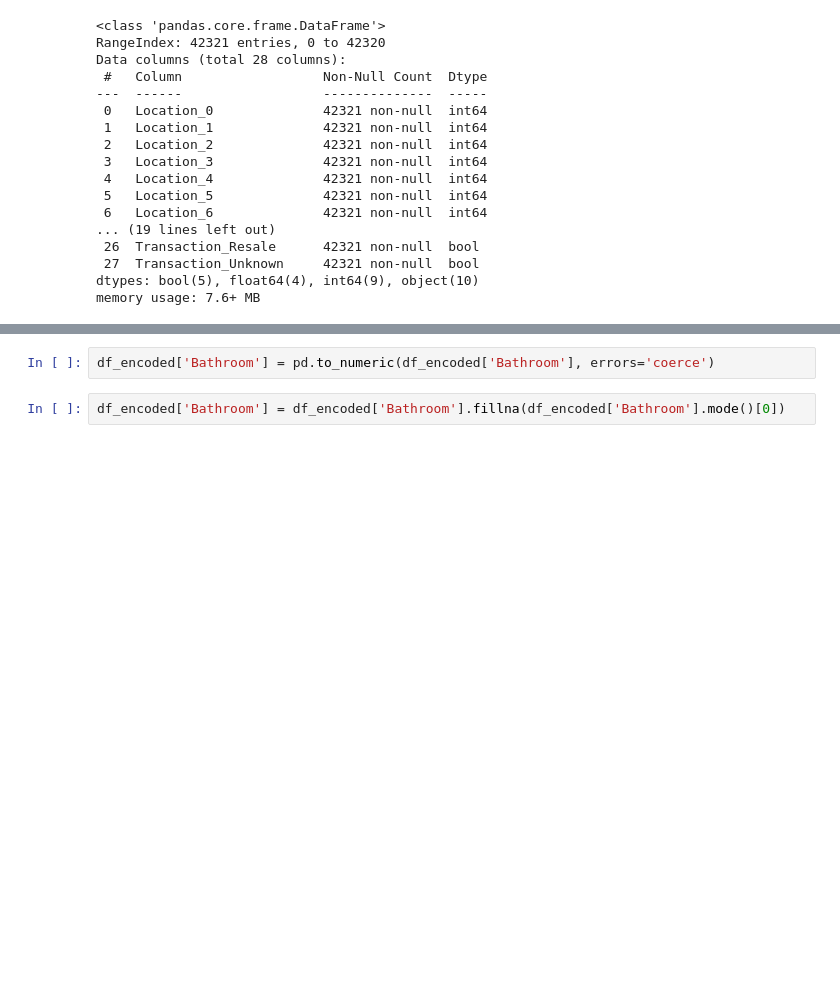
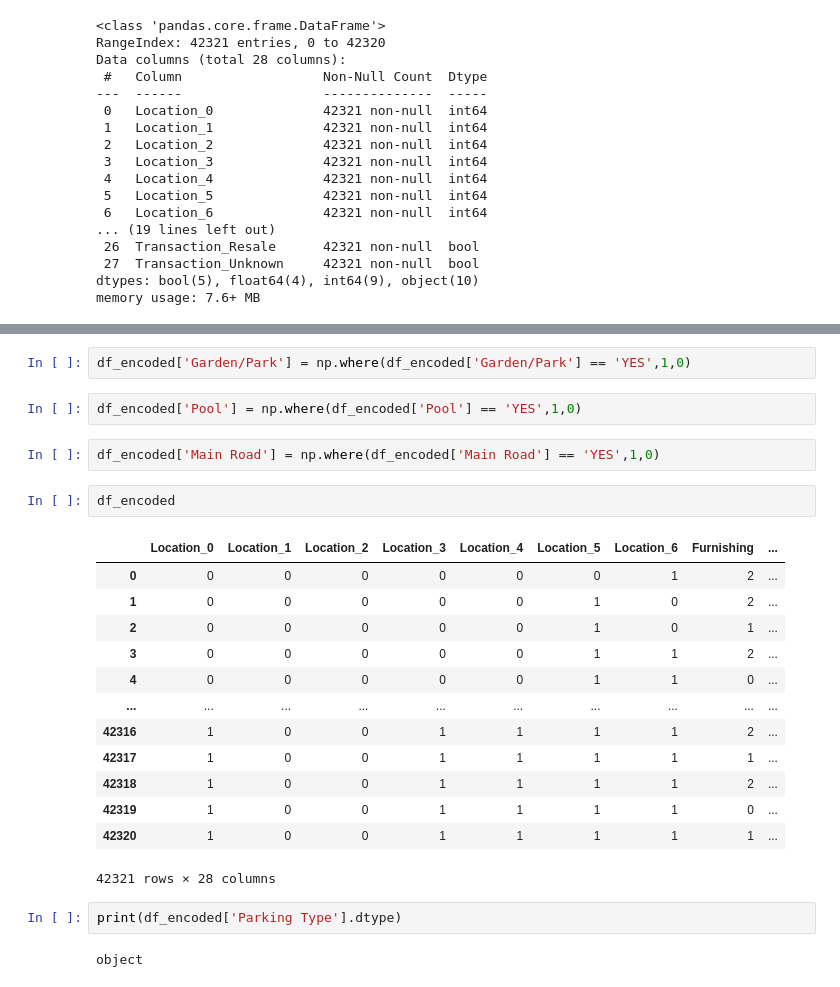
Before and after one commit to Rahul5021/FlatPricePrediction, a Jupyter notebook: eda.ipynb, the cells around one changed output, grey strips where cells are left out. Cells and saved outputs as stored; diff of their text form; blank space fills up the shorter version.

```diff
--- a/eda.ipynb
+++ b/eda.ipynb
@@ -737,4 +733,26 @@ df_encoded['Bathroom'] = df_encoded['Bathroom'].replace('> 10', '10')
-# %%
-df_encoded['Bathroom'] = pd.to_numeric(df_encoded['Bathroom'], errors='coerce')
-# %%
-df_encoded['Bathroom'] = df_encoded['Bathroom'].fillna(df_encoded['Bathroom'].mode()[0])
+# %%
+df_encoded['Garden/Park'] = np.where(df_encoded['Garden/Park'] == 'YES',1,0)
+# %%
+df_encoded['Pool'] = np.where(df_encoded['Pool'] == 'YES',1,0)
+# %%
+df_encoded['Main Road'] = np.where(df_encoded['Main Road'] == 'YES',1,0)
+# %%
+df_encoded
+# %% [output]
+|  | Location_0 | Location_1 | Location_2 | Location_3 | Location_4 | Location_5 | Location_6 | Furnishing | ... |
+| 0 | 0 | 0 | 0 | 0 | 0 | 0 | 1 | 2 | ... |
+| 1 | 0 | 0 | 0 | 0 | 0 | 1 | 0 | 2 | ... |
+| 2 | 0 | 0 | 0 | 0 | 0 | 1 | 0 | 1 | ... |
+| 3 | 0 | 0 | 0 | 0 | 0 | 1 | 1 | 2 | ... |
+| 4 | 0 | 0 | 0 | 0 | 0 | 1 | 1 | 0 | ... |
+| ... | ... | ... | ... | ... | ... | ... | ... | ... | ... |
+| 42316 | 1 | 0 | 0 | 1 | 1 | 1 | 1 | 2 | ... |
+| 42317 | 1 | 0 | 0 | 1 | 1 | 1 | 1 | 1 | ... |
+| 42318 | 1 | 0 | 0 | 1 | 1 | 1 | 1 | 2 | ... |
+| 42319 | 1 | 0 | 0 | 1 | 1 | 1 | 1 | 0 | ... |
+| 42320 | 1 | 0 | 0 | 1 | 1 | 1 | 1 | 1 | ... |
+42321 rows × 28 columns
+# %%
+print(df_encoded['Parking Type'].dtype)
+# %% [output]
+object
```
Also changed, not shown: parts of 15 cells of this notebook, 1 other file.
